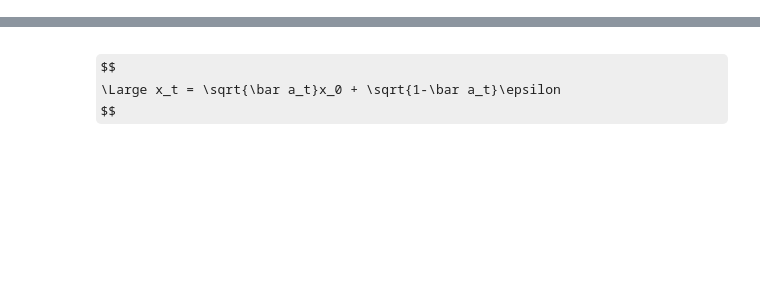
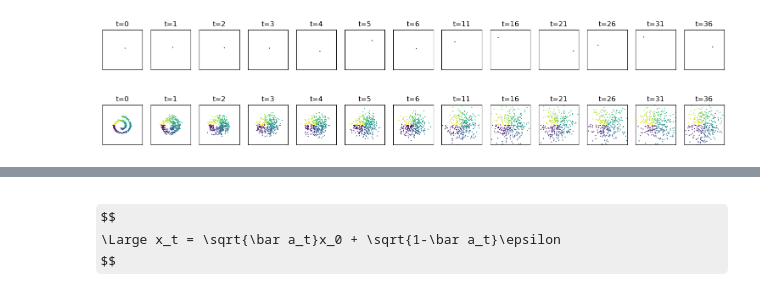
Before and after one commit to Grazvy/Diffusion_Models_demonstration, a Jupyter notebook: DDPM.ipynb, the cells around one changed output, grey strips where cells are left out. Cells and saved outputs as stored; diff of their text form; code cells hidden in the pictures; some formulas as TeX source; blank space fills up the shorter version.

```diff
--- a/DDPM.ipynb
+++ b/DDPM.ipynb
@@ -58,0 +61,6 @@ visualize_data(dataset_name=BaseConfig['DATASET'], amount=1)
+# %%
+visualize_forward(dataset_name="SWISS", timesteps=40, batch_size=1)
+#visualize_forward(dataset_name="SWISS", timesteps=40, batch_size=300)
+# %% [output]
+[figure, added]
+[figure, added]
```
Also changed, not shown: parts of 11 cells of this notebook, 3 other files.
